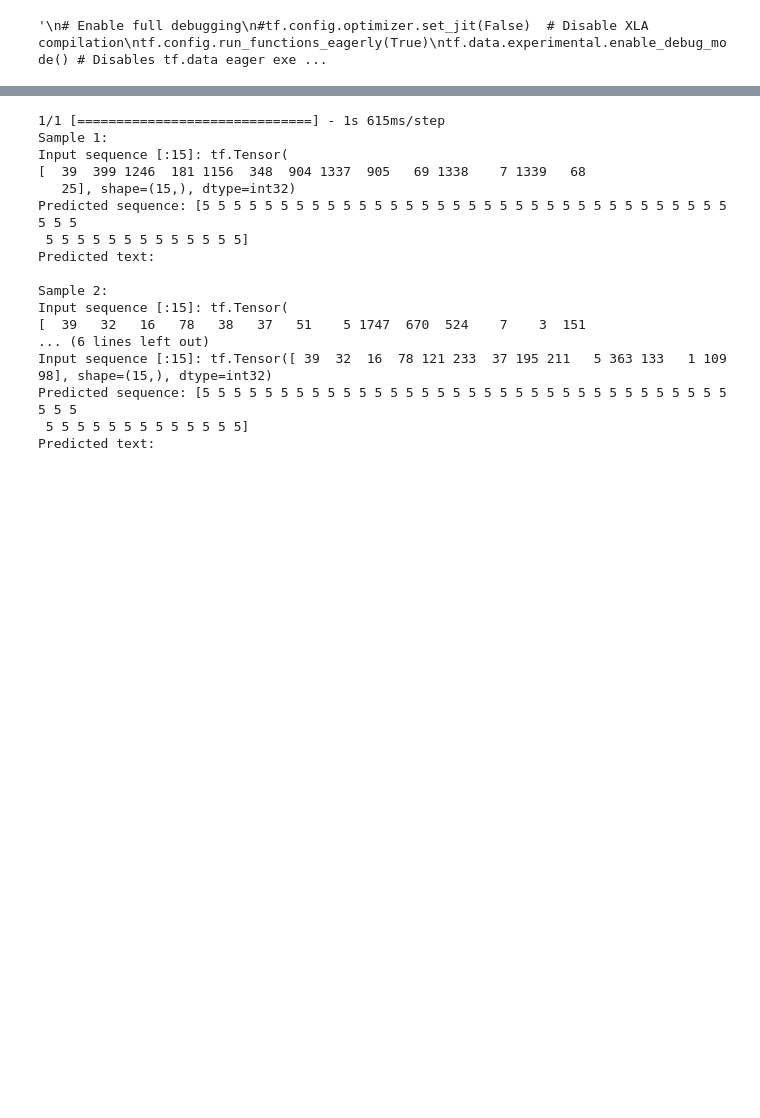
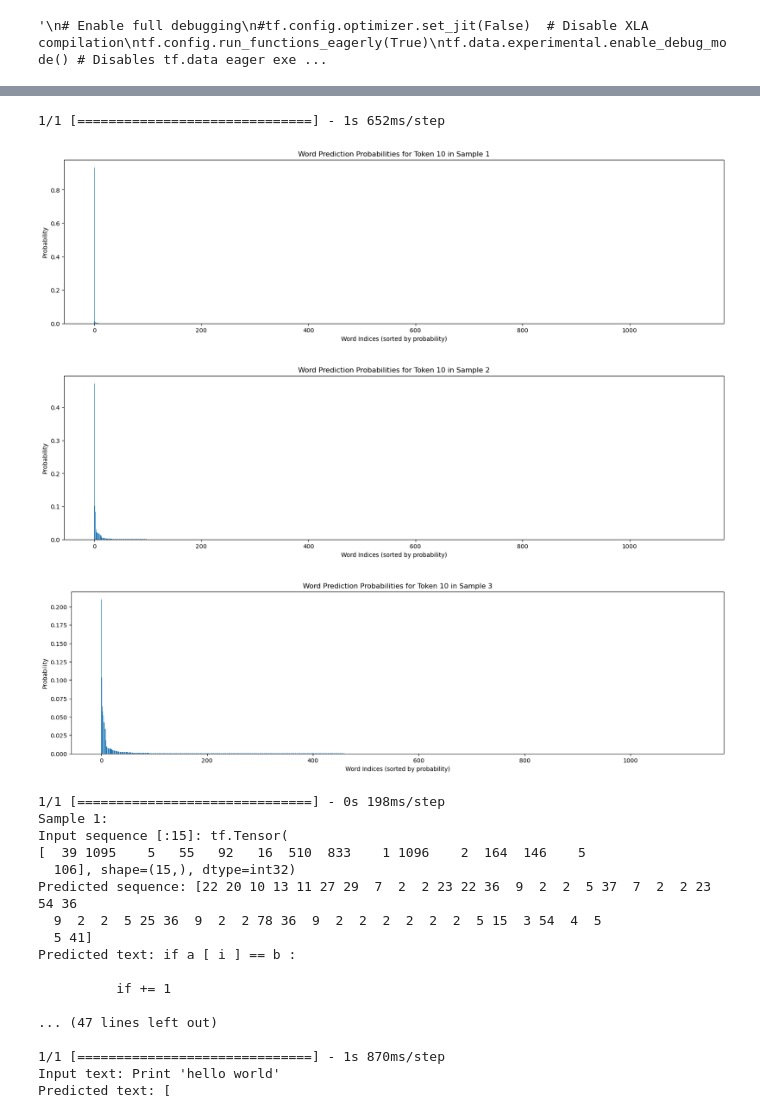
Before and after one commit to KUAIOrganization/LLM-Code-Bot, a Jupyter notebook: SLM_prebuilt.ipynb, the cells around one changed output, grey strips where cells are left out. Saved outputs shown, nothing was run; the diff lists cells and outputs as text; code cells hidden in the pictures; blank space fills up the shorter version.

Commit message:
Fixed masking and loss calculation
Added proper masking, accounting for logits within sparse categorical, and custom sparse categorical object with pad token ignoring

- Still need MHA masking?

```diff
--- a/SLM_prebuilt.ipynb
+++ b/SLM_prebuilt.ipynb
@@ -326,8 +326,8 @@ class Transformer(tf.keras.Model):
         self.dim = dim
 
         # Separate embedding for input and output
-        self.problem_embedding_layer = tf.keras.layers.Embedding(problem_vocab_size, dim)
-        self.solution_embedding_layer = tf.keras.layers.Embedding(solution_vocab_size, dim)
+        self.problem_embedding_layer = tf.keras.layers.Embedding(problem_vocab_size, dim, mask_zero=True)
+        self.solution_embedding_layer = tf.keras.layers.Embedding(solution_vocab_size, dim, mask_zero=True)
 
         self.encoder = TransformerEncoder(dim, dim_ff, key_dim, num_heads, num_layers, dropout_rate, name="encoder")
         self.decoder = TransformerDecoder(dim, dim_ff, key_dim, num_heads, num_layers, dropout_rate, name="decoder")
@@ -371,9 +371,9 @@ def build_and_compile(dim, dim_ff, key_dim, nhead, num_layers, problem_vocab_siz
     # Compile the model
     model.compile(
         optimizer=tf.keras.optimizers.Adam(learning_rate=learning_rate),
-        loss='sparse_categorical_crossentropy',
+        loss=tf.keras.losses.SparseCategoricalCrossentropy(ignore_class=0, from_logits=True),
         metrics=['accuracy'],
-        run_eagerly=True # !RUNNING EAGERLY!
+        run_eagerly=False # !CAUTION!
     )
 
     return model
@@ -431,7 +431,7 @@ if __name__ == "__main__":
 
     batch_size = 32
     learning_rate = 0.0001
-    epochs = 8
+    epochs = 70
 
     assert dim % num_heads == 0, "dim % num_heads != 0"
 
@@ -529,9 +534,6 @@ class Evaluator:
                 plt.show()
 
     def generate_training_predictions(self, n_samples=1):
-        # To store prediction texts
-        predictions_texts = []
-
         # Take one batch from the dataset
         for (encoder_inputs, decoder_inputs), _ in self.loader.dataset.take(1):
             # Slice the batch down to n_samples
@@ -564,53 +566,57 @@ class Evaluator:
         # Generate and interpret the prediction
         predictions = self.model.predict([input_padded, decoder_input])
         predicted_sequence = np.argmax(predictions, axis=-1)[0]
         predicted_text = self.loader.solution_tokenizer.sequences_to_texts([predicted_sequence])
 
         # Print the output
         print("Input text:", input_text)
         print("Predicted text:", predicted_text[0])
 
     def evaluate(self, command, *args, **kwargs):
         if command == 'loss':
             self.plot_loss(*args, **kwargs)
         elif command == 'token_prob':
             self.plot_token_probabilities(*args, **kwargs)
         elif command == 'training_sample_pred':
             self.generate_training_predictions(*args, **kwargs)
         elif command == 'manual_sample_pred':
             self.generate_manual_predictions(*args, **kwargs)
         else:
             print(f"Unknown command: {command}")
 
 # Load the model if it's not
 model = tf.keras.models.load_model('/workspace')
 
 # Uncomment what you want to run
 evaluator = Evaluator(model, loader)
 #evaluator.evaluate('loss', history)
-#evaluator.evaluate('token_prob', token_index=10, n_samples=3)
+evaluator.evaluate('token_prob', token_index=10, n_samples=3)
 evaluator.evaluate('training_sample_pred', n_samples=3)
 
-input_text = "Print 'hello world' followed by 2*n evaluations"
-#evaluator.evaluate('manual_sample_pred', input_text)
+input_text = "Print 'hello world'"
+evaluator.evaluate('manual_sample_pred', input_text)
 # %% [output]
-1/1 [==============================] - 1s 615ms/step
-Sample 1:
-Input sequence [:15]: tf.Tensor(
-[  39  399 1246  181 1156  348  904 1337  905   69 1338    7 1339   68
-   25], shape=(15,), dtype=int32)
-Predicted sequence: [5 5 5 5 5 5 5 5 5 5 5 5 5 5 5 5 5 5 5 5 5 5 5 5 5 5 5 5 5 5 5 5 5 5 5 5 5
- 5 5 5 5 5 5 5 5 5 5 5 5 5]
-Predicted text:
-
-Sample 2:
-Input sequence [:15]: tf.Tensor(
-[  39   32   16   78   38   37   51    5 1747  670  524    7    3  151
-... (6 lines left out)
-Input sequence [:15]: tf.Tensor([ 39  32  16  78 121 233  37 195 211   5 363 133   1 109  98], shape=(15,), dtype=int32)
-Predicted sequence: [5 5 5 5 5 5 5 5 5 5 5 5 5 5 5 5 5 5 5 5 5 5 5 5 5 5 5 5 5 5 5 5 5 5 5 5 5
- 5 5 5 5 5 5 5 5 5 5 5 5 5]
-Predicted text:
+1/1 [==============================] - 1s 652ms/step
+[figure, added]
+[figure, added]
+[figure, added]
+1/1 [==============================] - 0s 198ms/step
+Sample 1:
+Input sequence [:15]: tf.Tensor(
+[  39 1095    5   55   92   16  510  833    1 1096    2  164  146    5
+  106], shape=(15,), dtype=int32)
+Predicted sequence: [22 20 10 13 11 27 29  7  2  2 23 22 36  9  2  2  5 37  7  2  2 23 54 36
+  9  2  2  5 25 36  9  2  2 78 36  9  2  2  2  2  2  2  5 15  3 54  4  5
+  5 41]
+Predicted text: if a [ i ] == b :
+
+          if += 1
+
+... (47 lines left out)
+
+1/1 [==============================] - 1s 870ms/step
+Input text: Print 'hello world'
+Predicted text: [
 # %%
 %load_ext tensorboard
 %tensorboard --logdir logs --host localhost --port 8088
```
Also changed, not shown: parts of 4 cells of this notebook.
